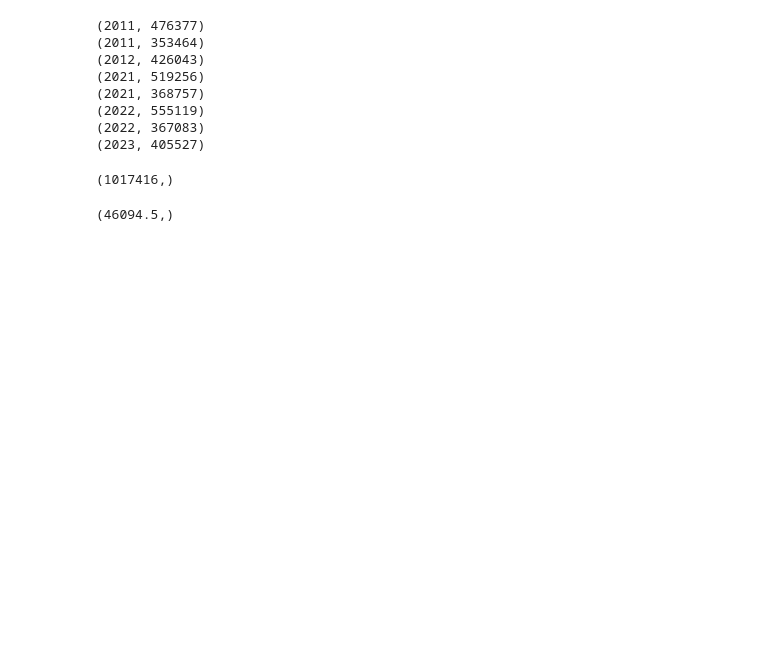
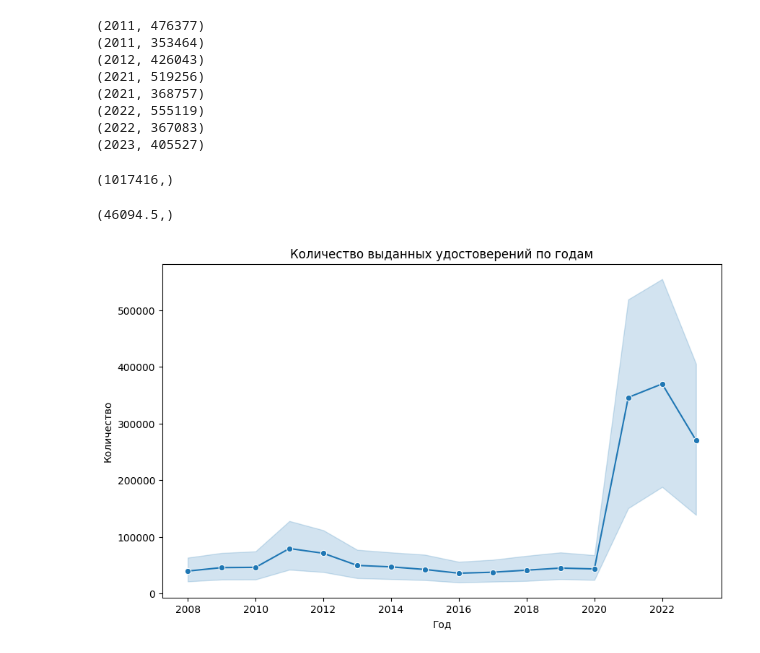
Before and after one commit to WanyaKruk/DZ-3, a Jupyter notebook: DB_Drivers.ipynb, the cells around one changed output. Drawn from its saved outputs; the diff is of its cells as text; code cells hidden in the pictures; blank space fills up the shorter version.

```diff
--- a/DB_Drivers.ipynb
+++ b/DB_Drivers.ipynb
@@ -95,3 +95,15 @@ print(result)
 conn.commit()
 # %% [output]
 (46094.5,)
+# %%
+import matplotlib.pyplot as plt
+import seaborn as sns
+
+plt.figure(figsize=(10, 6))
+sns.lineplot(data=data, x='year', y='quantity', marker='o')
+plt.title('Количество выданных удостоверений по годам')
+plt.xlabel('Год')
+plt.ylabel('Количество')
+plt.show()
+# %% [output]
+[figure, added]
```
Also changed, not shown: parts of 1 cell of this notebook.
